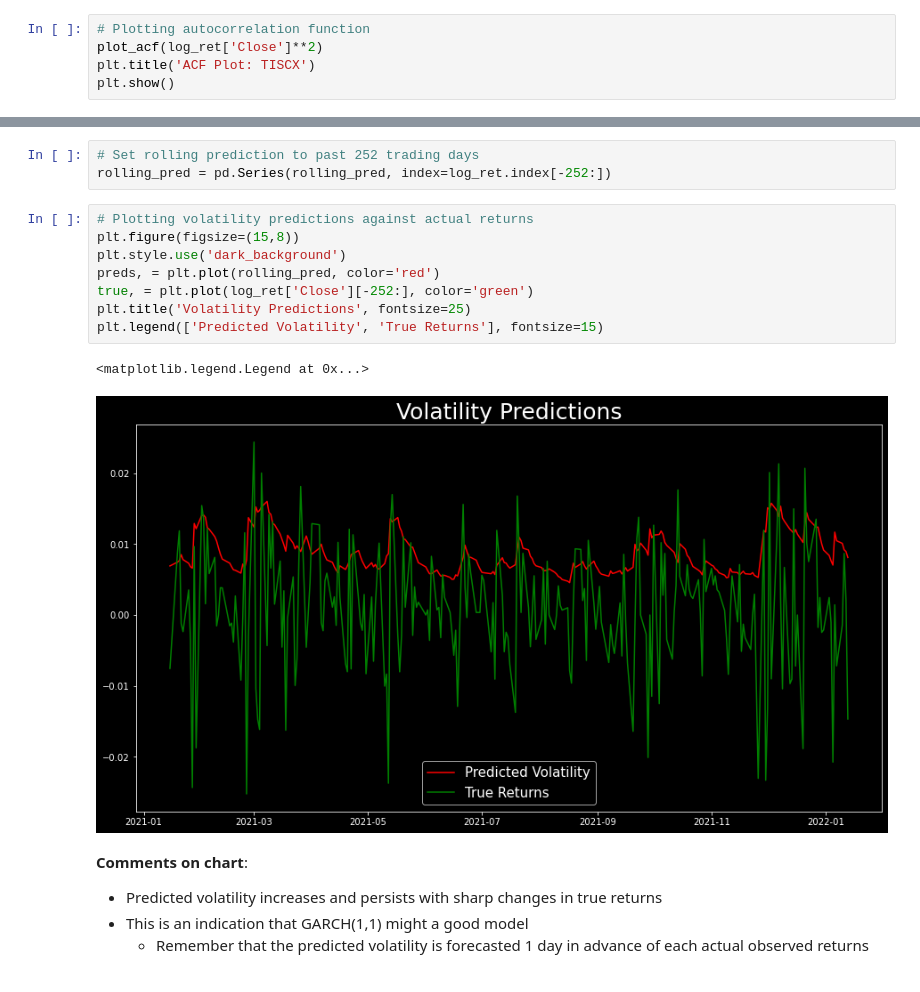
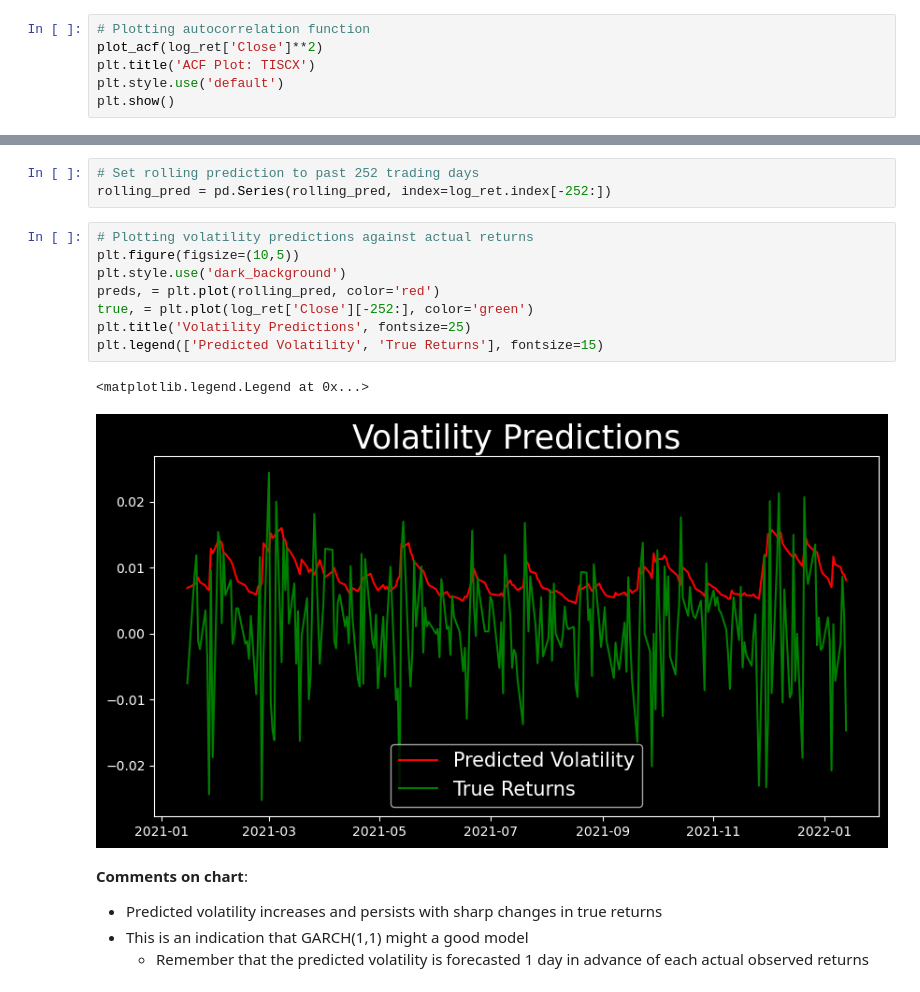
Before and after one commit to jaydenreu/GARCH-Modeling, a Jupyter notebook: GARCH3.ipynb, the cells around one changed output, grey strips where cells are left out. Drawn from its saved outputs; the diff is of its cells as text.

```diff
--- a/GARCH3.ipynb
+++ b/GARCH3.ipynb
@@ -163,5 +163,6 @@ Purpose - to visualize significant lags lengths within our returns data. From he
 # Plotting autocorrelation function
 plot_acf(log_ret['Close']**2)
 plt.title('ACF Plot: TISCX')
+plt.style.use('default')
 plt.show()
 # %% [output]
@@ -260,15 +261,15 @@ for i in range(test_size):
 rolling_pred = pd.Series(rolling_pred, index=log_ret.index[-252:])
 # %%
 # Plotting volatility predictions against actual returns
-plt.figure(figsize=(15,8))
+plt.figure(figsize=(10,5))
 plt.style.use('dark_background')
 preds, = plt.plot(rolling_pred, color='red')
 true, = plt.plot(log_ret['Close'][-252:], color='green')
 plt.title('Volatility Predictions', fontsize=25)
 plt.legend(['Predicted Volatility', 'True Returns'], fontsize=15)
 # %% [output]
 <matplotlib.legend.Legend at 0x...>
-[figure, old version]
+[figure, new version]
 # %% [markdown]
 **Comments on chart**:
 * Predicted volatility increases and persists with sharp changes in true returns
```
Also changed, not shown: parts of 7 cells of this notebook.
